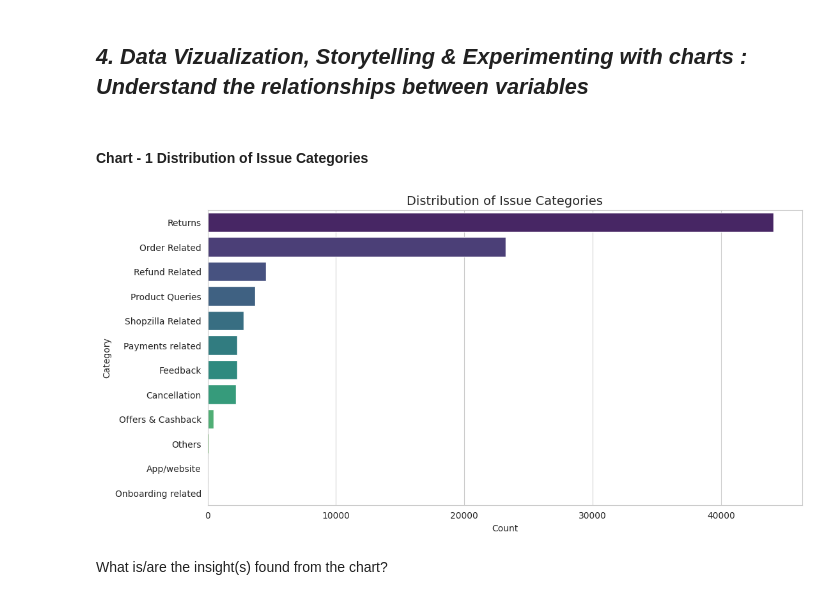
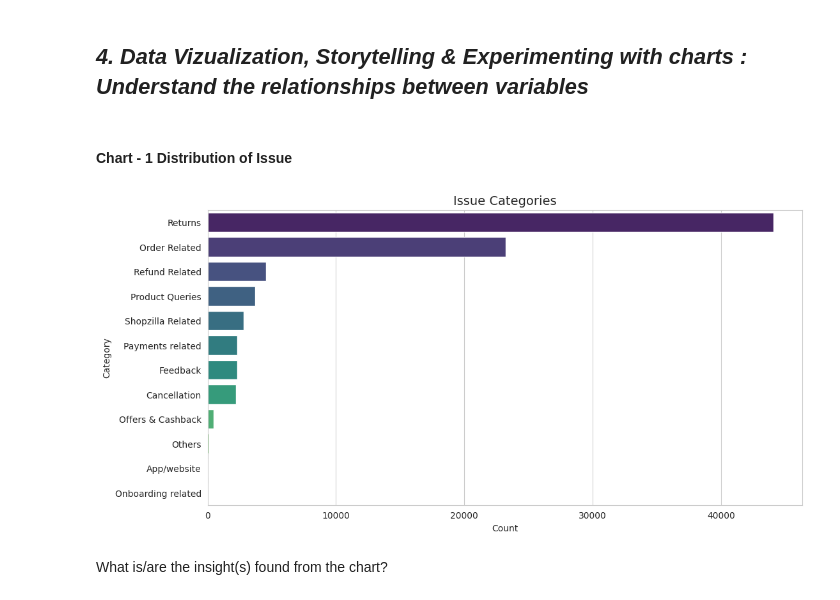
Before and after one commit to Nischay-verma/Capstone-Project-Deep-Learning-E-Commerce-Customer-Satisfaction-Score-Prediction, a Jupyter notebook: Capstone_Project_Deep_Learning_E_Commerce_Customer_Satisfaction_Score_Prediction.ipynb, the cells around one changed output. Drawn from its saved outputs; the diff is of its cells as text; code cells hidden in the pictures.

```diff
--- a/Capstone_Project_Deep_Learning_E_Commerce_Customer_Satisfaction_Score_Prediction.ipynb
+++ b/Capstone_Project_Deep_Learning_E_Commerce_Customer_Satisfaction_Score_Prediction.ipynb
@@ -83,7 +123,7 @@ Requirement already satisfied: mdurl~=0.1 in /usr/local/lib/python3.11/dist-pack
 ### Dataset Loading
 # %%
 # Load Dataset
-df = pd.read_csv('/content/eCommerce_Customer_support_data.csv')
+df = pd.read_csv('eCommerce_Customer_support_data.csv')
 # %% [markdown]
 ### Dataset First View
 # %%
@@ -289,18 +289,18 @@ dtype: int64
 # %% [markdown]
 ## ***4. Data Vizualization, Storytelling & Experimenting with charts : Understand the relationships between variables***
 # %% [markdown]
-#### Chart - 1 Distribution of Issue Categories
+#### Chart - 1 Distribution of Issue
 # %%
 # Set style
 sns.set_style("whitegrid")
 
 plt.figure(figsize=(12, 6))
 sns.countplot(y=df["category"], order=df["category"].value_counts().index, palette="viridis")
-plt.title("Distribution of Issue Categories", fontsize=14)
+plt.title("Issue Categories", fontsize=14)
 plt.xlabel("Count")
 plt.ylabel("Category")
 plt.show()
 # %% [output]
-[figure, old version]
+[figure, new version]
 # %% [markdown]
 What is/are the insight(s) found from the chart?
```
Also changed, not shown: parts of 37 cells of this notebook.
